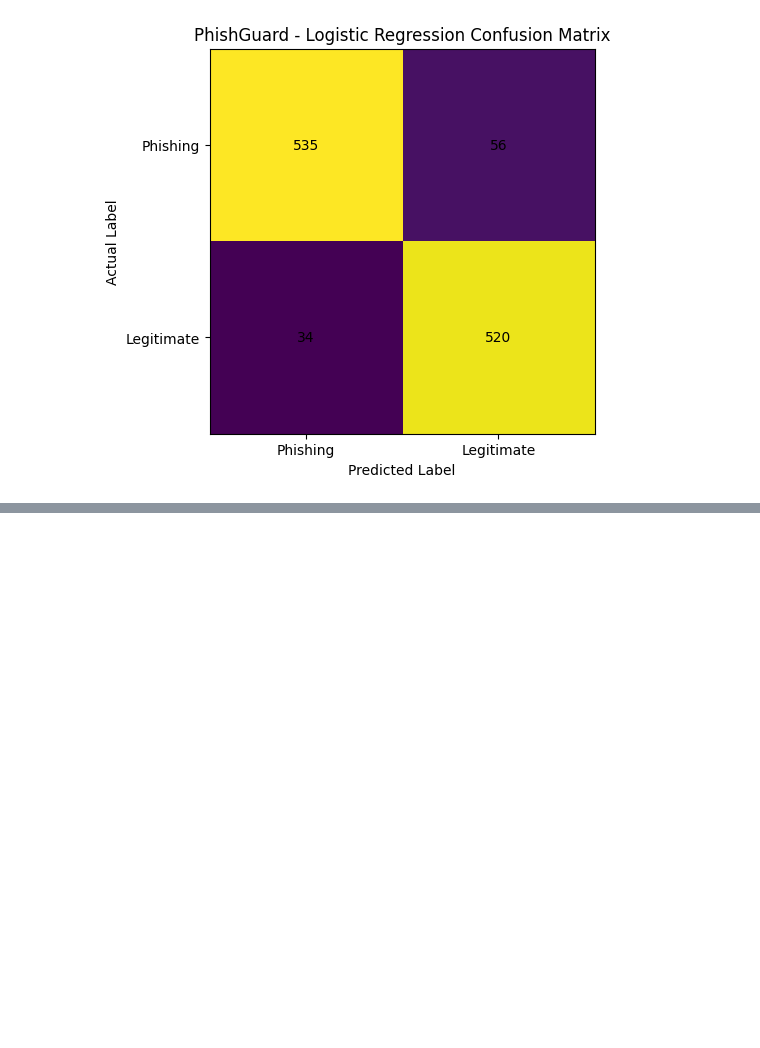
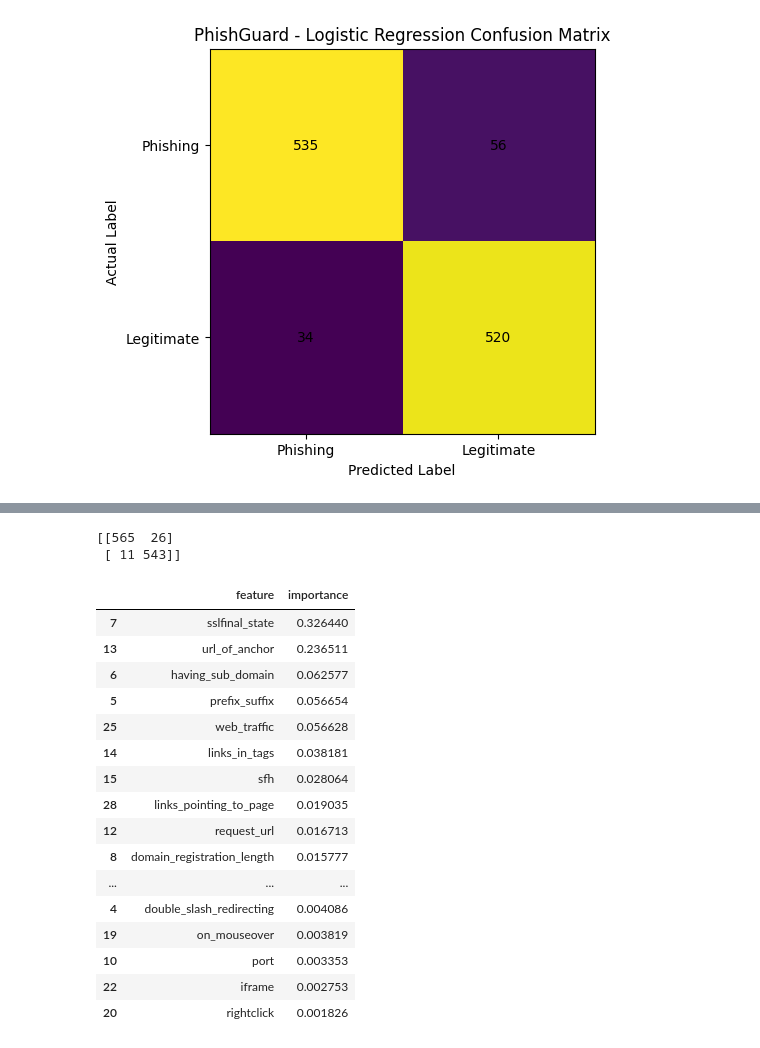
Before and after one commit to Stacklume/PhishGuard, a Jupyter notebook: notebooks/01_dataset_exploration.ipynb, the cells around one changed output, grey strips where cells are left out. Saved outputs shown, nothing was run; the diff lists cells and outputs as text; code cells hidden in the pictures; blank space fills up the shorter version.

```diff
--- a/notebooks/01_dataset_exploration.ipynb
+++ b/notebooks/01_dataset_exploration.ipynb
@@ -612,0 +680,43 @@ plt.show()
+# %%
+rf_cm = confusion_matrix(
+    y_test,
+    rf_pred,
+    labels=[-1, 1]
+)
+
+print(rf_cm)
+# %% [output]
+[[565  26]
+ [ 11 543]]
+# %%
+import pandas as pd
+
+feature_importance = pd.DataFrame({
+    "feature": X_train.columns,
+    "importance": rf_model.feature_importances_
+})
+
+feature_importance = feature_importance.sort_values(
+    by="importance",
+    ascending=False
+)
+
+display(feature_importance)
+# %% [output]
+|  | feature | importance |
+| 7 | sslfinal_state | 0.326440 |
+| 13 | url_of_anchor | 0.236511 |
+| 6 | having_sub_domain | 0.062577 |
+| 5 | prefix_suffix | 0.056654 |
+| 25 | web_traffic | 0.056628 |
+| 14 | links_in_tags | 0.038181 |
+| 15 | sfh | 0.028064 |
+| 28 | links_pointing_to_page | 0.019035 |
+| 12 | request_url | 0.016713 |
+| 8 | domain_registration_length | 0.015777 |
+| ... | ... | ... |
+| 4 | double_slash_redirecting | 0.004086 |
+| 19 | on_mouseover | 0.003819 |
+| 10 | port | 0.003353 |
+| 22 | iframe | 0.002753 |
+| 20 | rightclick | 0.001826 |
```
Also changed, not shown: parts of 13 cells of this notebook.
